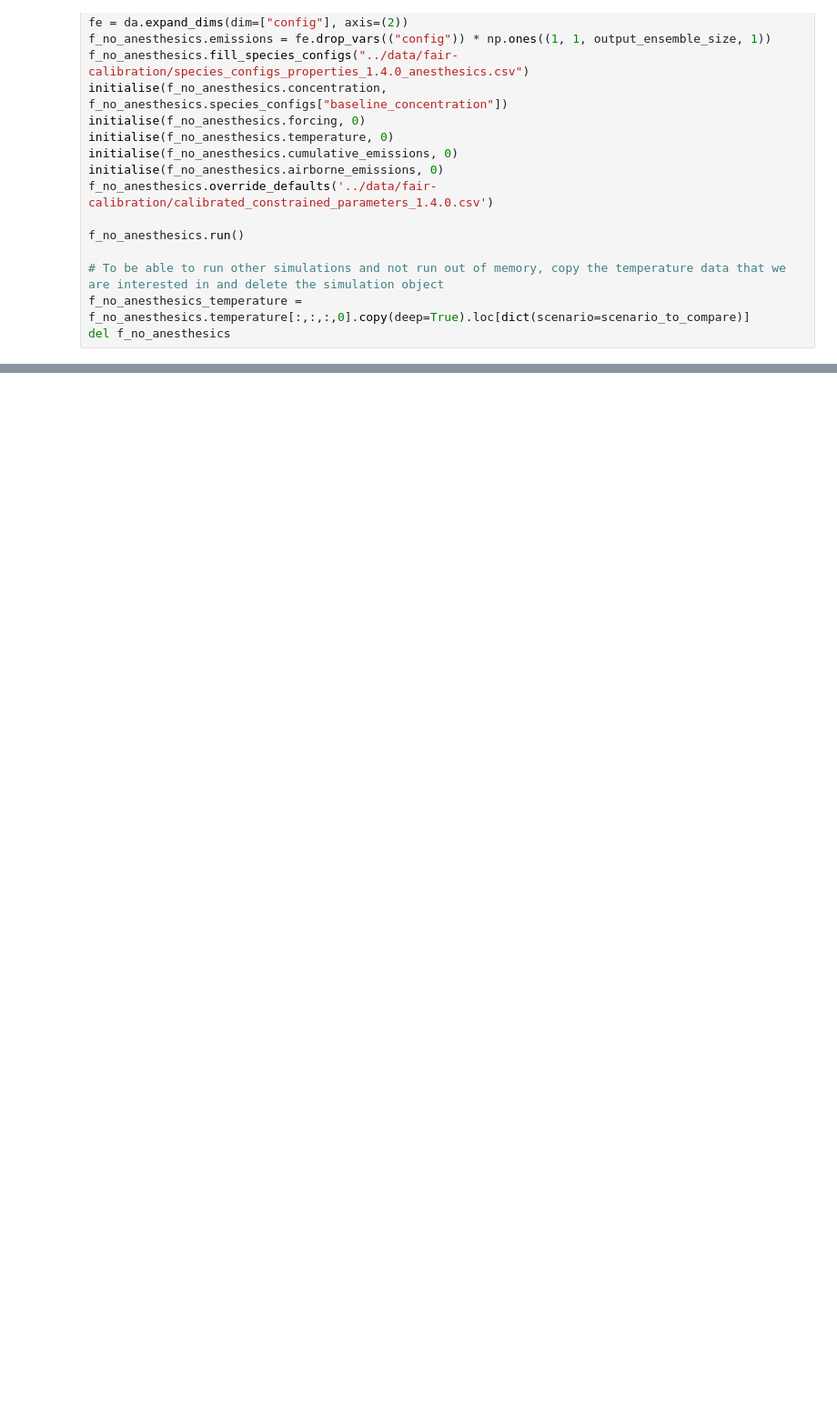
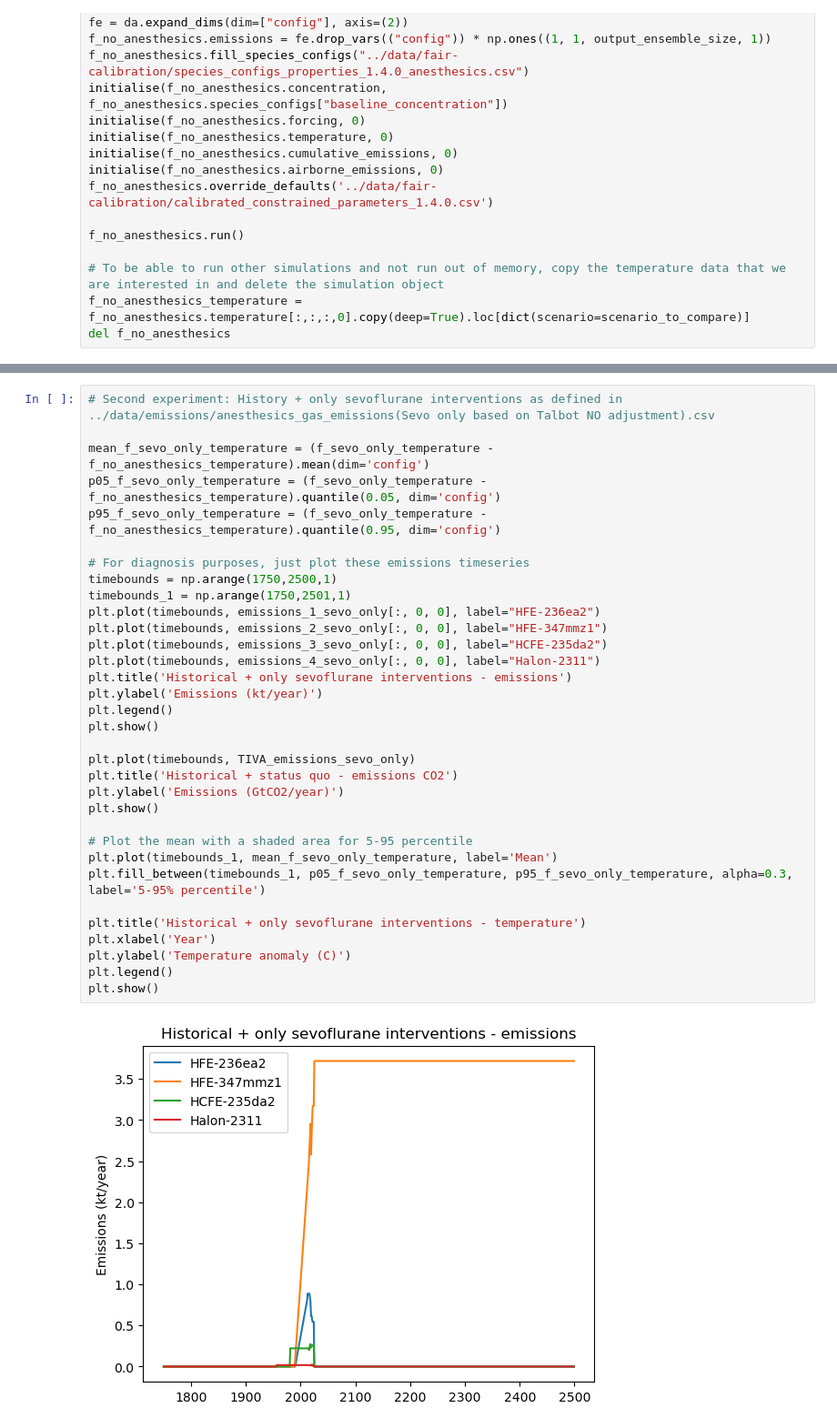
Before and after one commit to alejandroromeroprieto/anaesthetic-project, a Jupyter notebook: notebooks/paper_plots.ipynb, the cells around one changed output, grey strips where cells are left out. Shown at 91% size. Cells and saved outputs as stored; diff of their text form; blank space fills up the shorter version.

```diff
--- a/notebooks/paper_plots.ipynb
+++ b/notebooks/paper_plots.ipynb
@@ -197,0 +308,35 @@ plt.show()
+# %%
+# Second experiment: History + only sevoflurane interventions as defined in ../data/emissions/anesthesics_gas_emissions(Sevo only based on Talbot NO adjustment).csv
+
+mean_f_sevo_only_temperature = (f_sevo_only_temperature - f_no_anesthesics_temperature).mean(dim='config')
+p05_f_sevo_only_temperature = (f_sevo_only_temperature - f_no_anesthesics_temperature).quantile(0.05, dim='config')
+p95_f_sevo_only_temperature = (f_sevo_only_temperature - f_no_anesthesics_temperature).quantile(0.95, dim='config')
+
+# For diagnosis purposes, just plot these emissions timeseries
+timebounds = np.arange(1750,2500,1)
+timebounds_1 = np.arange(1750,2501,1)
+plt.plot(timebounds, emissions_1_sevo_only[:, 0, 0], label="HFE-236ea2")
+plt.plot(timebounds, emissions_2_sevo_only[:, 0, 0], label="HFE-347mmz1")
+plt.plot(timebounds, emissions_3_sevo_only[:, 0, 0], label="HCFE-235da2")
+plt.plot(timebounds, emissions_4_sevo_only[:, 0, 0], label="Halon-2311")
+plt.title('Historical + only sevoflurane interventions - emissions')
+plt.ylabel('Emissions (kt/year)')
+plt.legend()
+plt.show()
+
+plt.plot(timebounds, TIVA_emissions_sevo_only)
+plt.title('Historical + status quo - emissions CO2')
+plt.ylabel('Emissions (GtCO2/year)')
+plt.show()
+
+# Plot the mean with a shaded area for 5-95 percentile
+plt.plot(timebounds_1, mean_f_sevo_only_temperature, label='Mean')
+plt.fill_between(timebounds_1, p05_f_sevo_only_temperature, p95_f_sevo_only_temperature, alpha=0.3, label='5-95% percentile')
+
+plt.title('Historical + only sevoflurane interventions - temperature')
+plt.xlabel('Year')
+plt.ylabel('Temperature anomaly (C)')
+plt.legend()
+plt.show()
+# %% [output]
+[figure, added]
```
Also changed, not shown: parts of 8 cells of this notebook, 2 other files.
